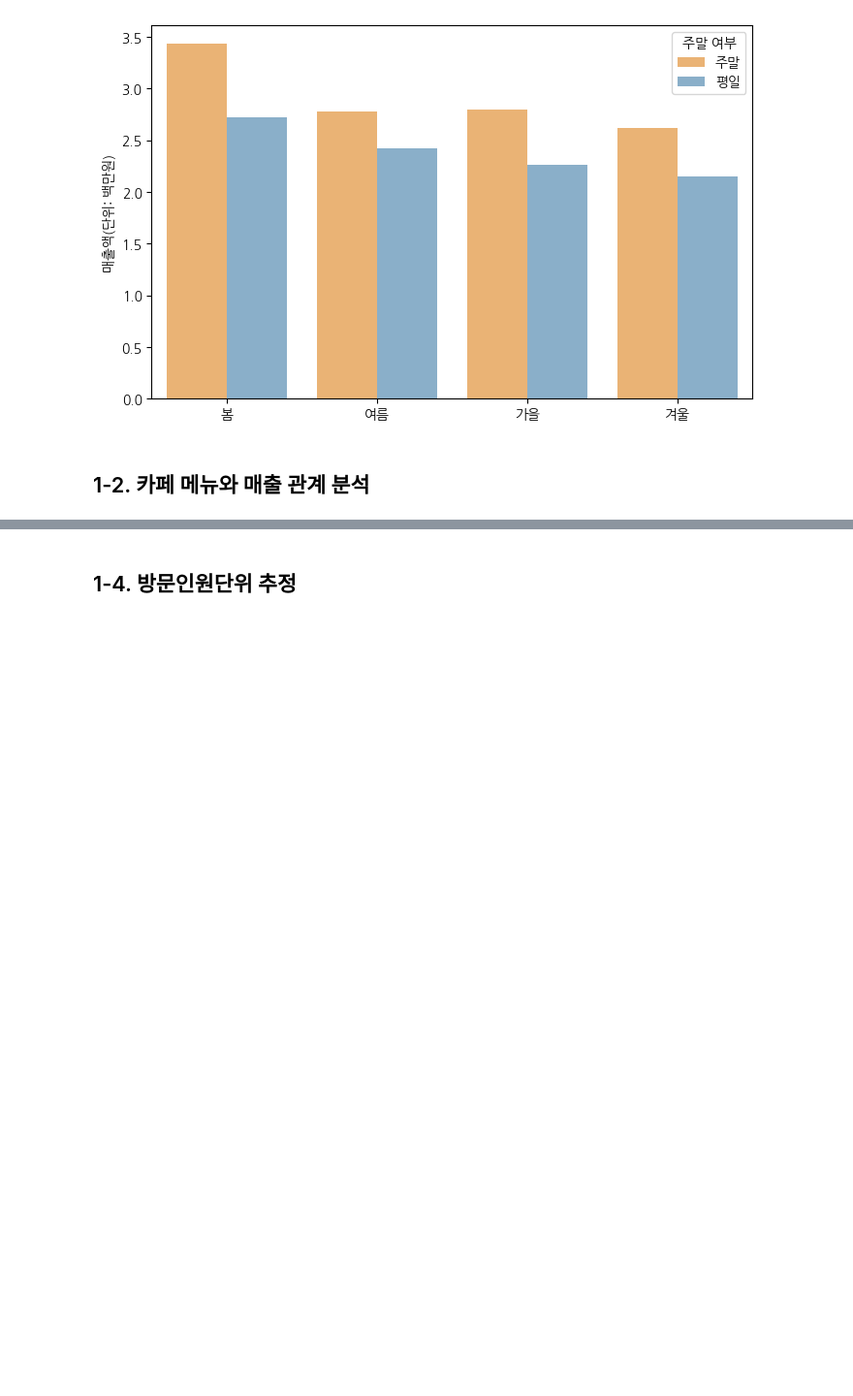
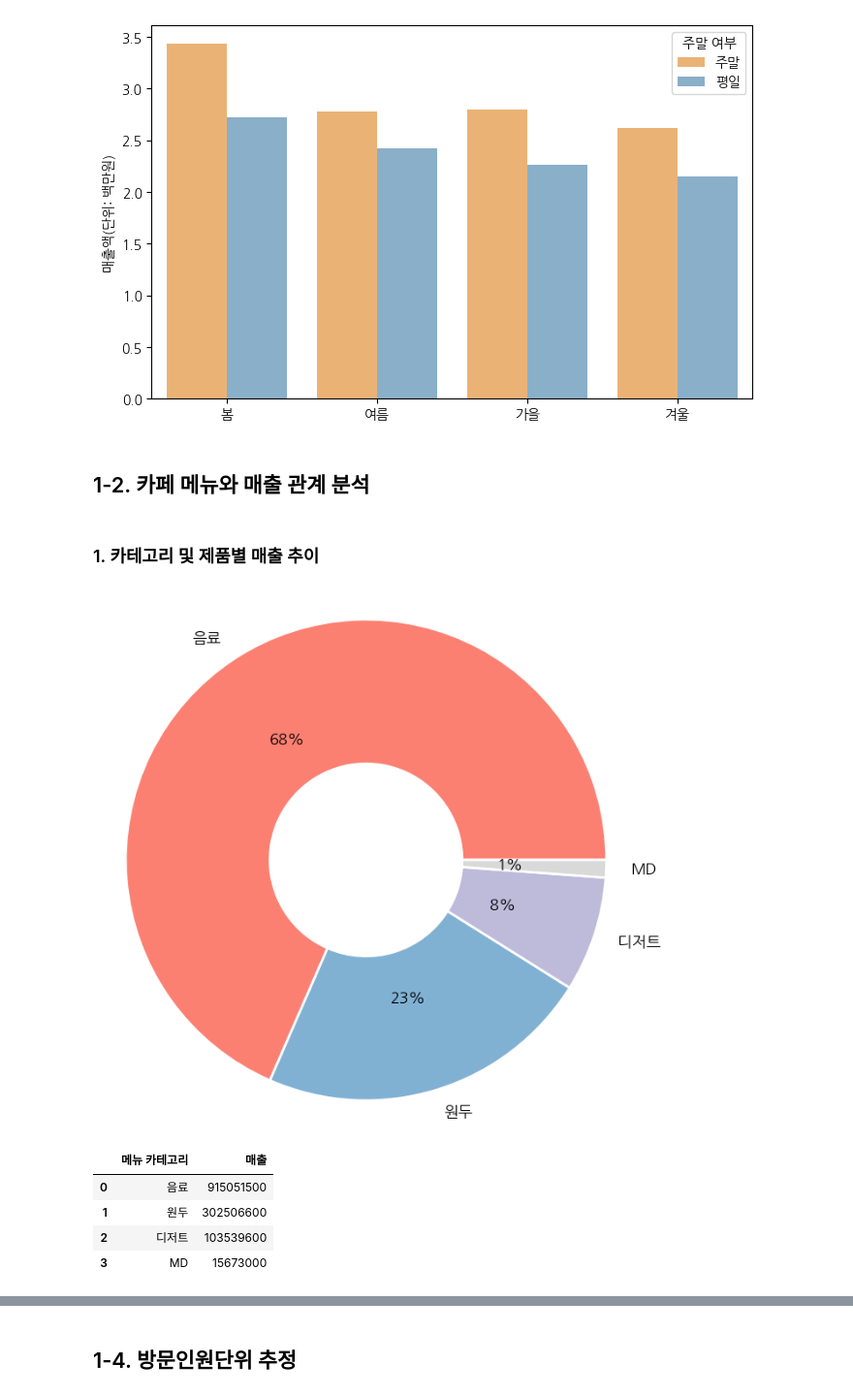
Before and after one commit to Parking93/Jeju_cafe_data_analysis_project, a Jupyter notebook: jeju_cafe_project.ipynb, the cells around one changed output, grey strips where cells are left out. Shown at 97% size. Saved outputs shown, nothing was run; the diff lists cells and outputs as text; code cells hidden in the pictures; blank space fills up the shorter version.

```diff
--- a/jeju_cafe_project.ipynb
+++ b/jeju_cafe_project.ipynb
@@ -272,3 +272,65 @@ plt.show()
 [figure]
 # %% [markdown]
 ## 1-2. 카페 메뉴와 매출 관계 분석
+# %% [markdown]
+### 1. 카테고리 및 제품별 매출 추이
+# %%
+# 카페 메뉴 대분류별 매출 비중 분석
+# 기존 카테고리를 분석 목적에 맞게 음료/원두/디저트/MD로 재분류한다.
+menu_category_map = {
+    '핸드드립': '음료',
+    '에스프레소': '음료',
+    '시그니처': '음료',
+    'Basic': '음료',
+    '비버리지': '음료',
+    '드립백/캡슐': '원두',
+    '싱글원두': '원두',
+    '블렌딩원두': '원두',
+    '디저트': '디저트',
+    'MD': 'MD',
+}
+
+# 세트/사업자 카테고리는 메뉴 대분류 매출 비중 분석 대상에서 제외한다.
+menu_sales_df = cp_data_df.loc[~cp_data_df['카테고리'].isin(['세트', '사업자'])].copy()
+
+# 매핑된 새 카테고리 컬럼을 추가하고, 지정한 대분류에 포함되지 않는 행은 제외한다.
+menu_sales_df['메뉴 카테고리'] = menu_sales_df['카테고리'].map(menu_category_map)
+menu_sales_df = menu_sales_df.dropna(subset=['메뉴 카테고리'])
+
+# 메뉴 카테고리별 매출 합계를 계산한다.
+menu_category_rev = (
+    menu_sales_df
+    .groupby('메뉴 카테고리')['매출']
+    .sum()
+    .reindex(['음료', '원두', '디저트', 'MD'])
+    .reset_index(name='매출')
+)
+
+# Set3 팔레트에서 예시 이미지와 유사한 색을 선택한다.
+set3_palette = sns.color_palette('Set3')
+pie_colors = [set3_palette[3], set3_palette[4], set3_palette[2], set3_palette[8]]
+
+# 카테고리별 매출 비중 도넛 파이 차트 시각화
+plt.figure(figsize=(8, 8))
+plt.pie(
+    menu_category_rev['매출'],
+    labels=menu_category_rev['메뉴 카테고리'],
+    autopct='%.0f%%',
+    startangle=0,
+    counterclock=True,
+    colors=pie_colors,
+    wedgeprops={'width': 0.6, 'edgecolor': 'white', 'linewidth': 2},
+    textprops={'fontsize': 13},
+)
+
+plt.axis('equal')
+plt.show()
+
+menu_category_rev
+# %% [output]
+[figure, added]
+|  | 메뉴 카테고리 | 매출 |
+| 0 | 음료 | 915051500 |
+| 1 | 원두 | 302506600 |
+| 2 | 디저트 | 103539600 |
+| 3 | MD | 15673000 |
```
Also changed, not shown: parts of 25 cells of this notebook.
